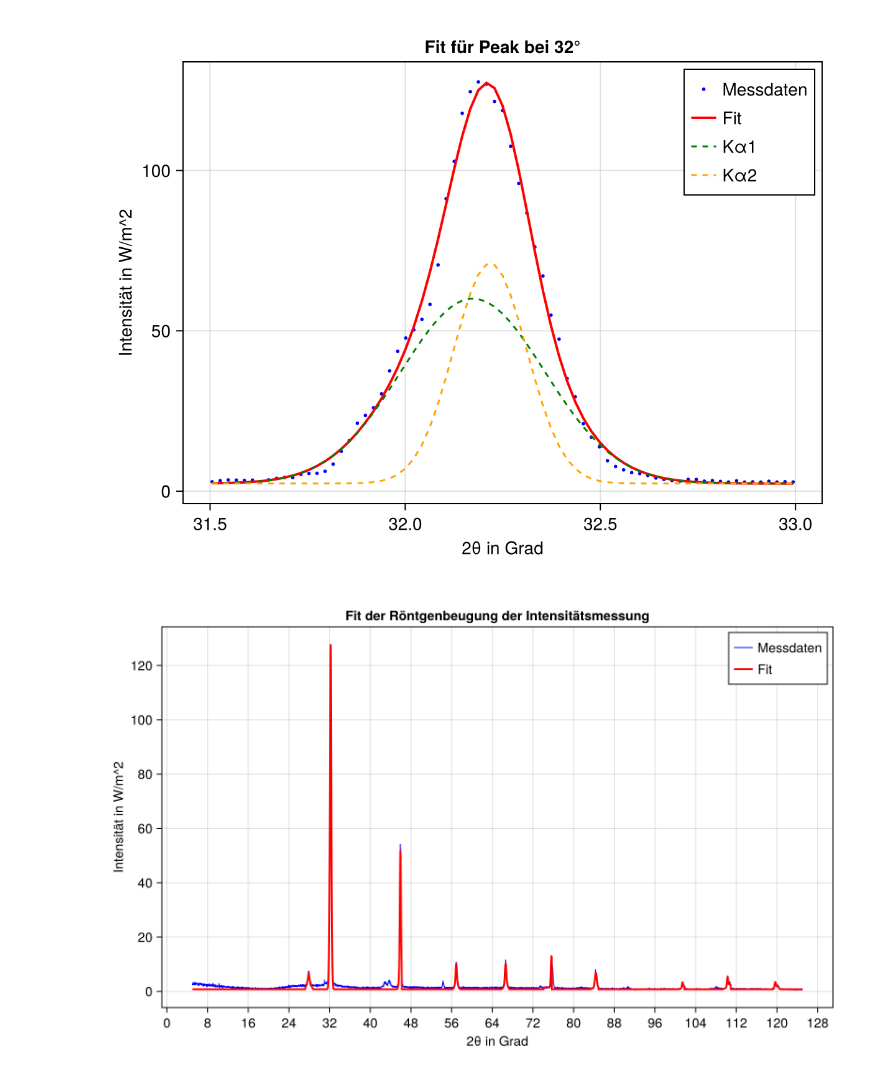
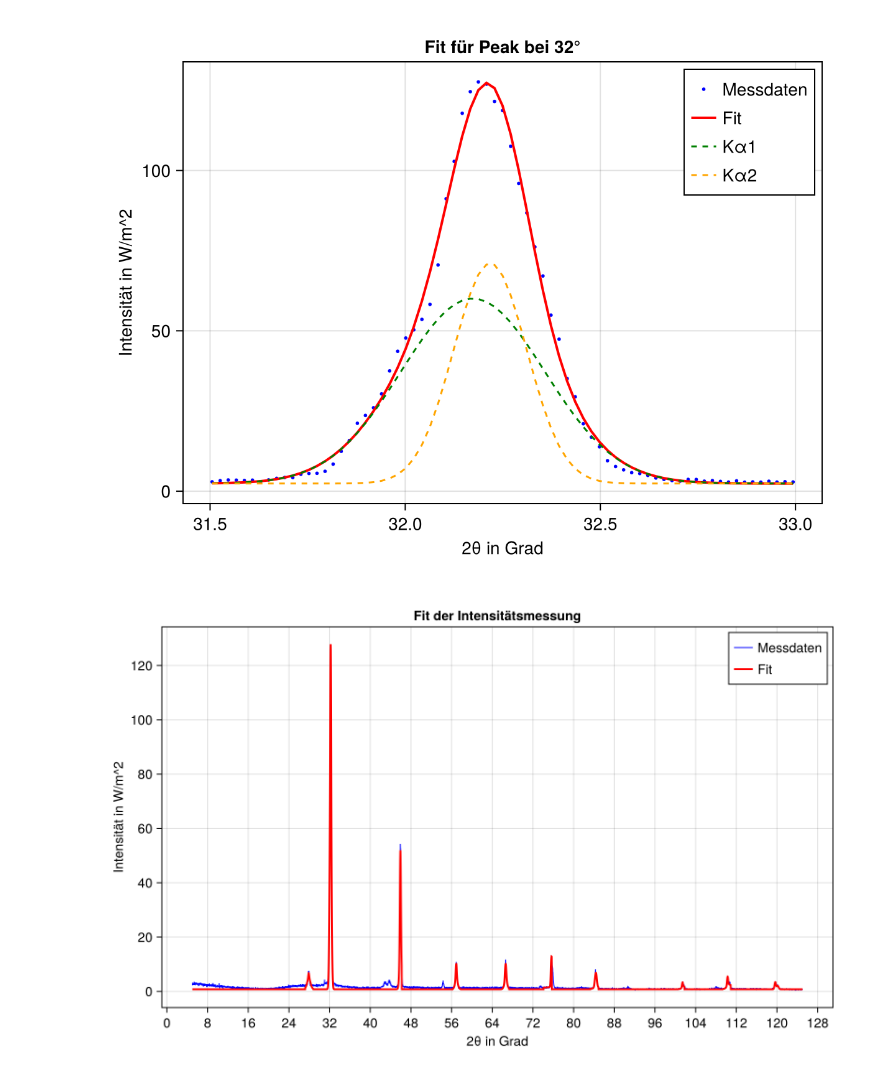
Before and after one commit to fdustert/Praktikum-B, a Jupyter notebook: Festkörperphysik/Röntgennografische_Methoden/Intensität_vs_2theta_Probe1.ipynb, the cells around one changed output. Drawn from its saved outputs; the diff is of its cells as text; code cells hidden in the pictures.

```diff
--- a/Festkörperphysik/Röntgennografische_Methoden/Intensität_vs_2theta_Probe1.ipynb
+++ b/Festkörperphysik/Röntgennografische_Methoden/Intensität_vs_2theta_Probe1.ipynb
@@ -99,8 +100,8 @@ fig
 # %% [output]
 [figure]
 # %%
-#Ein noch mehr von Gemini geschriebene r Cdouble
-#Es wird für jeden Peak ei fit gemacht die dann nacher zusammen gefügt werden zu einem Gesantfit
+#Ein noch mehr von Gemini geschriebene r Code
+#Es wird für jeden Peak ein fit gemacht die dann nacher zusammen gefügt werden zu einem Gesantfit
 
 # 1. Das physikalische Modell für ein einzelnes Dublett, mit festem 2:1 Verhältnis der Intensitäten
 # p = [Amp1, Max1, Breite1, Max2, Breite2]
@@ -164,33 +165,32 @@ for zentrum in peak_zentren
     catch e
         println("Fit fehlgeschlagen bei Zentrum $zentrum")
     end
 end
 
 # 4. Gesamtkurve zusammensetzen
 y_gesamt = fill(untergrund_fest, length(zwei_θ))
 
 for fit in fit_ergebnisse
     y_peak = doppel_gauß_einzeln(zwei_θ, fit.params)
     y_peak[.!fit.bereich] .= 0.0
     global y_gesamt += y_peak
 end
 
 # 5. Plotten
 fig = Figure(size = (800, 500))
 ax = Axis(fig[1, 1],
-    title = "Fit der Röntgenbeugung der Intensitätsmessung",
+    title = "Fit der Intensitätsmessung",
     xlabel = "2θ in Grad",
     ylabel = "Intensität in W/m^2"
 )
 
 lines!(ax, zwei_θ, I, color = :blue, linewidth = 1, label = "Messdaten")
 lines!(ax, zwei_θ, y_gesamt, color = :red, linewidth = 2, label = "Fit")
 
 ax.xticks = LinearTicks(20)
 ax.yticks = LinearTicks(8)
 
 axislegend(ax)
 fig
-#Das ist schon zimmlich cool
 # %% [output]
-[figure, old version]
+[figure, new version]
```
Also changed, not shown: parts of 2 cells of this notebook, 11 other files.
